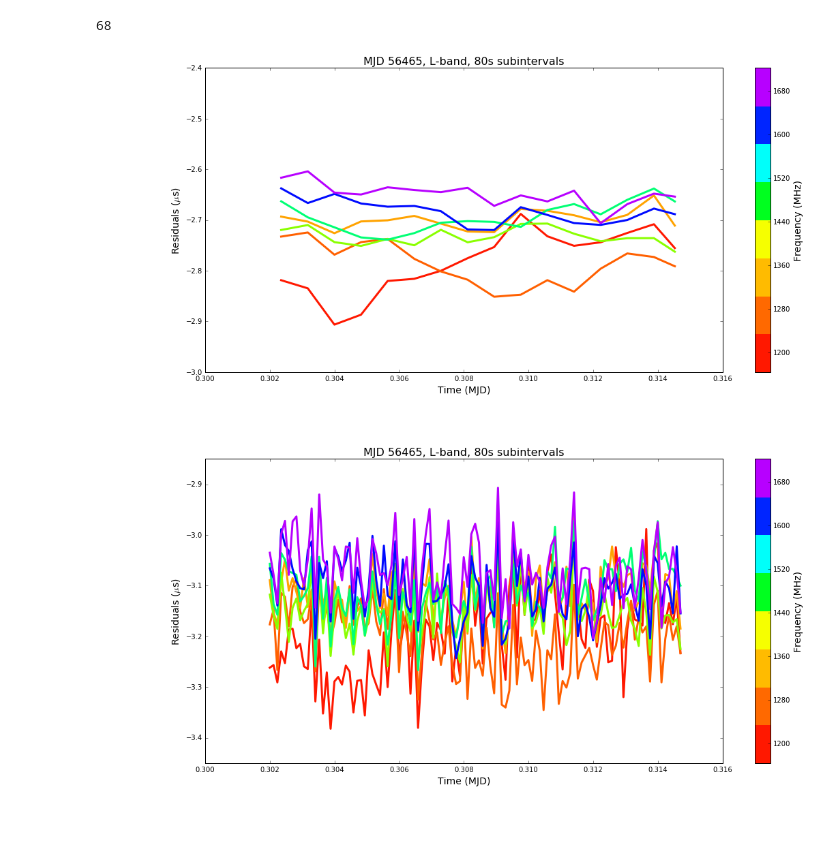
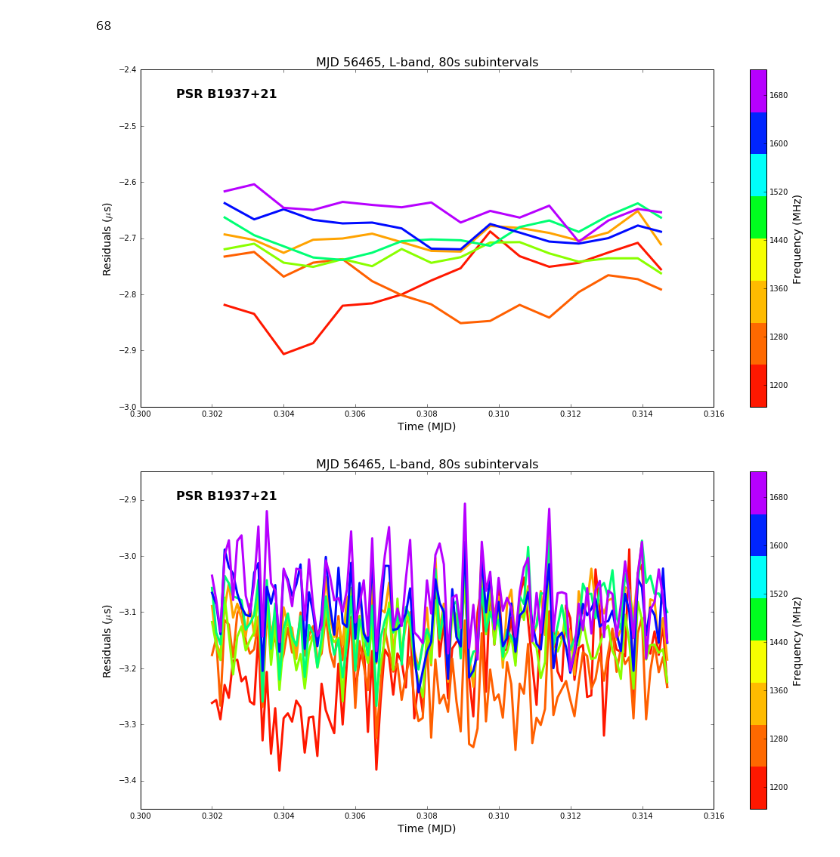
Before and after one commit to elliesch/pulsar_codes, a Jupyter notebook: ResidVsTime.ipynb, the cells around one changed output. Saved outputs shown, nothing was run; the diff lists cells and outputs as text; code cells hidden in the pictures.

```diff
--- a/ResidVsTime.ipynb
+++ b/ResidVsTime.ipynb
@@ -275,7 +275,7 @@ print min(x.bary_freq[condition])
 # %% [output]
 53
 # %%
-x=r.read_residuals(filename="/nimrod1/eschwab/residuals/resid_56201_80F8.tmp")
+x=r.read_residuals(filename="/nimrod1/eschwab/residuals/J1713+0747_resid_56201_80F8.tmp")
 
 #Define the colormap
 
@@ -317,7 +317,7 @@ plt.show()
 # %% [output]
 [figure]
 # %%
-x=r.read_residuals(filename="/nimrod1/eschwab/residuals/resid_56201_NTF8.tmp")
+x=r.read_residuals(filename="/nimrod1/eschwab/residuals/J1713+0747_resid_56201_NTF8.tmp")
 
 #Define the colormap
 
@@ -409,7 +409,7 @@ plt.show()
 # %% [output]
 [figure]
 # %%
-x=r.read_residuals(filename="/nimrod1/eschwab/residuals/resid_56465_NTF8.tmp")
+x=r.read_residuals(filename="/nimrod1/eschwab/residuals/B1937+21_resid_56465_NTF8.tmp")
 
 date=56465
 condition=(x.bary_TOA > 56465.3) & (x.bary_TOA < 56465.32)
@@ -448,7 +448,7 @@ print min(x.bary_freq[condition])
 # %% [output]
 68
 # %%
-x=r.read_residuals(filename="/nimrod1/eschwab/residuals/resid_56465_80F8.tmp")
+x=r.read_residuals(filename="/nimrod1/eschwab/residuals/B1937+21_resid_56465_80F8.tmp")
 
 #Define the colormap
 
@@ -481,16 +481,16 @@ for i in range (0,9):
     ax.set_ylabel('Residuals (${\mu}$s)', fontsize='14')
     n=n+68
     m=m+68
-ax.annotate('PSR B1937+21', xy=(0.3005,3), fontweight='bold', fontsize='16')
+ax.annotate('PSR B1937+21', xy=(0.301,-2.45), fontweight='bold', fontsize='16')
 cb=fig.colorbar(cax)
 cb.locator = tick_locator
 cb.update_ticks()
 cb.set_label('Frequency (MHz)', fontsize='14')
 plt.show()
 # %% [output]
-[figure, old version]
+[figure, new version]
 # %%
-x=r.read_residuals(filename="/nimrod1/eschwab/residuals/resid_56465_NTF8.tmp")
+x=r.read_residuals(filename="/nimrod1/eschwab/residuals/B1937+21_resid_56465_NTF8.tmp")
 
 #Define the colormap
 
@@ -502,32 +502,32 @@ cmap_lines=LinearSegmentedColormap.from_list('name', colors, 9)
 tick_locator_lines = ticker.MaxNLocator(nbins=8)
 
 date=56465
 condition=(x.bary_TOA > 56465.3) & (x.bary_TOA < 56465.32)
 
 TOA=x.bary_TOA[condition] - date
 Resid=micro*(x.prefit_sec[condition])
 Freq=x.bary_freq[condition]
 
 n = 1150
 m = 1218
 fig,ax = plt.subplots(figsize=(17,8))
 
 
 for i in range (0,9):
     ax.plot(TOA[(Freq > n) & (Freq < m)],
                   Resid[(Freq > n) & (Freq < m)], color=cmap_lines(i), lw=3)
     ax.set_title('MJD 56465, L-band, 80s subintervals', fontsize='16')
     ax.set_xlim(0.3, 0.316)
     ax.set_ylim(-3.45, -2.85)
     ax.set_xlabel('Time (MJD)', fontsize='14')
     ax.set_ylabel('Residuals (${\mu}$s)', fontsize='14')
     n=n+68
     m=m+68
-ax.annotate('PSR B1937+21', xy=(0.3005,3), fontweight='bold', fontsize='16')
+ax.annotate('PSR B1937+21', xy=(0.301,-2.9), fontweight='bold', fontsize='16')
 cb=fig.colorbar(cax)
 cb.locator = tick_locator
 cb.update_ticks()
 cb.set_label('Frequency (MHz)', fontsize='14')
 plt.show()
 # %% [output]
-[figure, old version]
+[figure, new version]
```
Also changed, not shown: parts of 19 cells of this notebook.
